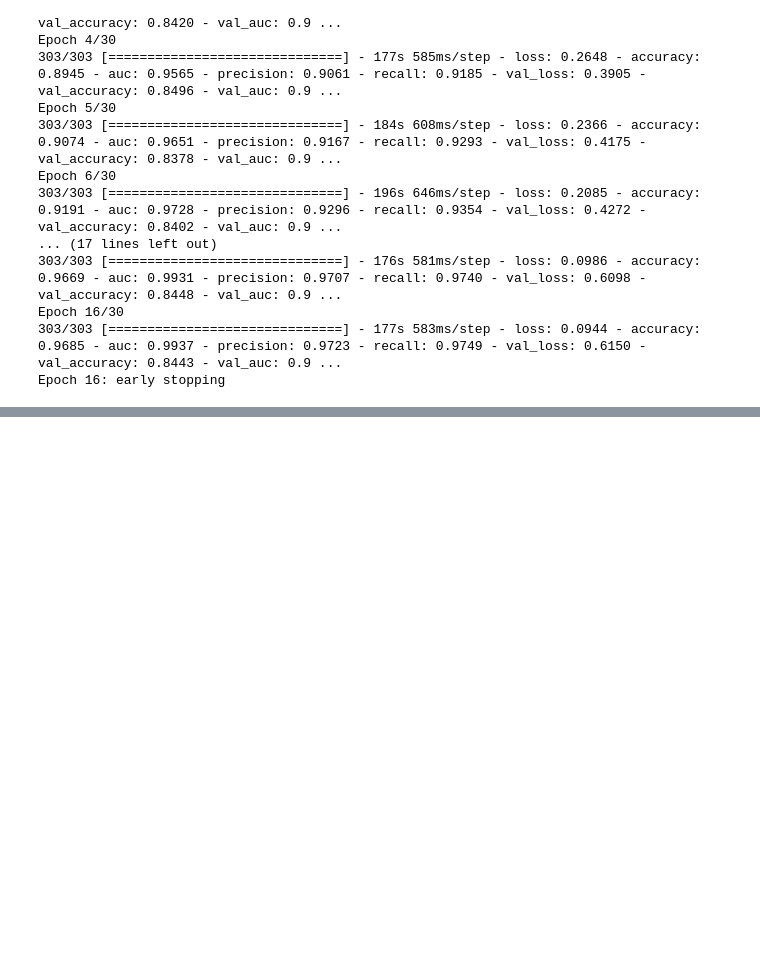
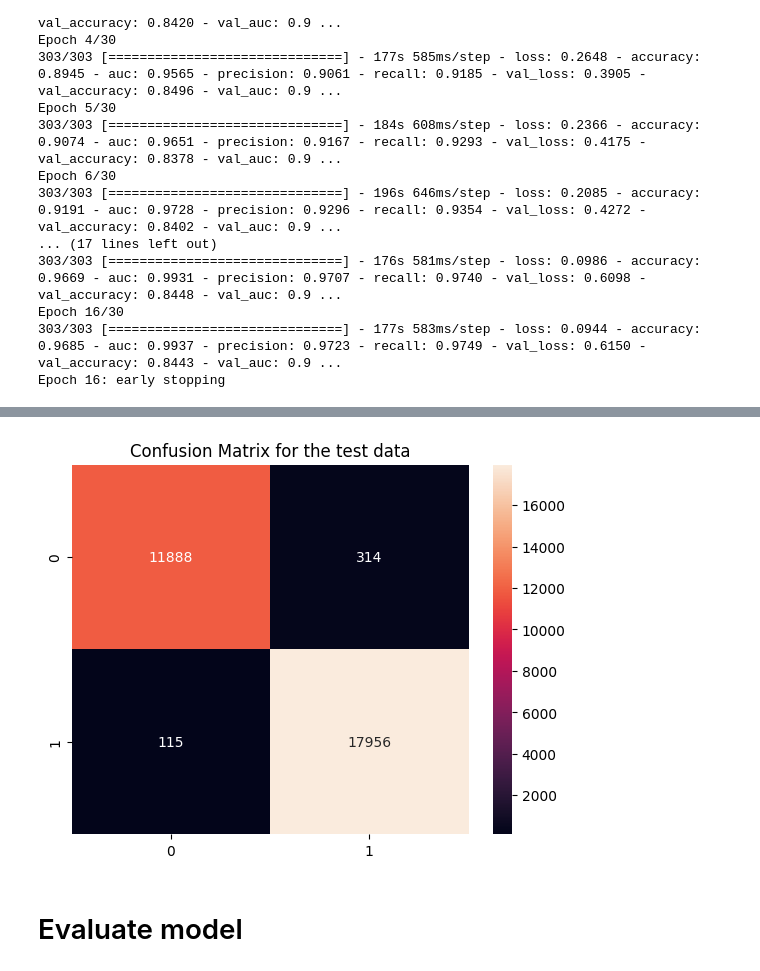
Before and after one commit to fadygamil12/Fake-image-detector, a Jupyter notebook: Model fitting.ipynb, the cells around one changed output, grey strips where cells are left out. Drawn from its saved outputs; the diff is of its cells as text; code cells hidden in the pictures; blank space fills up the shorter version.

```diff
--- a/Model fitting.ipynb
+++ b/Model fitting.ipynb
@@ -135,0 +177,2 @@ plt.show()
+# %%
+cf_test = make_cf(X_test)
@@ -136 +181,7 @@ plt.show()
+# %%
+ax = sns.heatmap(cf_test, annot=True, fmt='d' ).set(title="Confusion Matrix for the test data")
+# %% [output]
+[figure, added]
+# %% [markdown]
+# Evaluate model
 # %%
```
Also changed, not shown: parts of 26 cells of this notebook, 1 other file.
